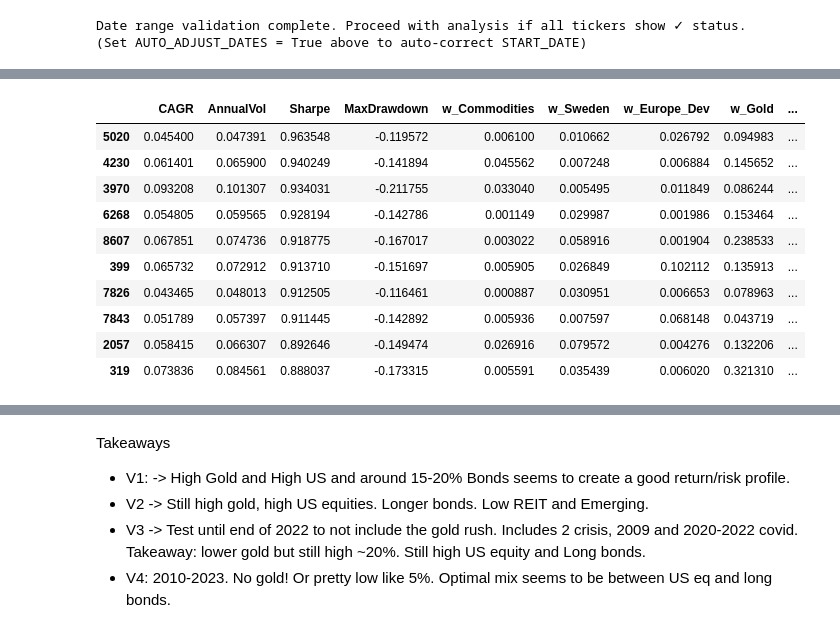
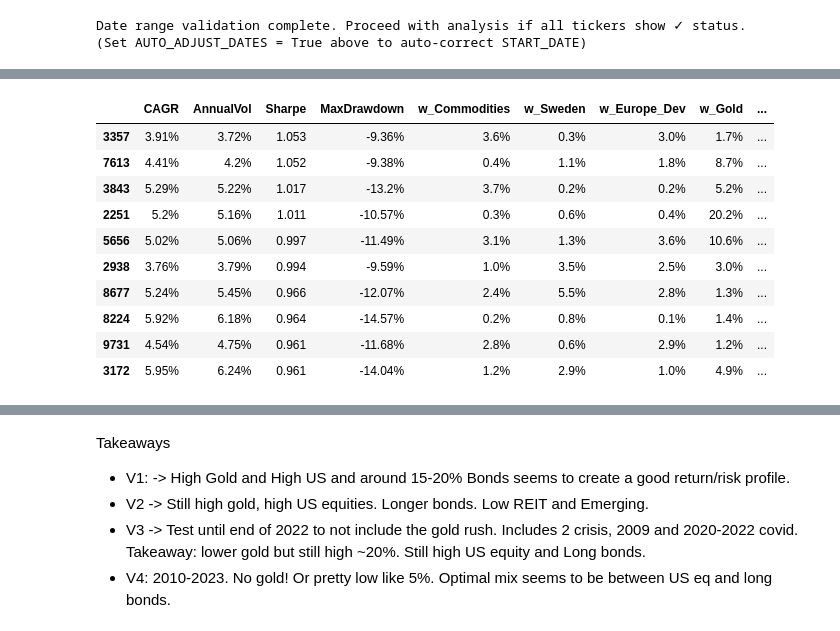
Before and after one commit to Dominique-Thorendal-Research/Long-Term-Buy-and-Hold-Portfolio, a Jupyter notebook: long_term_portfolio_full.ipynb, the cells around one changed output, grey strips where cells are left out. Saved outputs shown, nothing was run; the diff lists cells and outputs as text; code cells hidden in the pictures.

Commit message:
Added further functionalities

```diff
--- a/long_term_portfolio_full.ipynb
+++ b/long_term_portfolio_full.ipynb
@@ -40,8 +42,10 @@ Changes to Add:
 #   - Long history (30+ years): Use SPY, AGG, VTI, BRK.B (since ~1990s)
 #   - For optimization: Set START_DATE far in past and leave END_DATE=None for most recent data
 DEFAULT_TICKERS_EXT = {
+    # Core assets
     "Sweden": "EWD",
     "USA_SP500": "SPY",
+    "USA_EqWeight": "RSP",
     "Emerging": "VWO",
     "Europe_Dev": "EWG",
     "Gold": "GLD",
@@ -50,7 +54,16 @@ DEFAULT_TICKERS_EXT = {
     "Bonds_Long_20Y": "TLT",
     "Bonds_TIPS": "VTIP",
     "Bonds_Corporate": "LQD",
-    "REITs": "VNQ"
+    "REITs": "VNQ",
+    # Optional/Extra markets (included upfront for data validation)
+    "Japan": "EWJ",
+    "Canada": "EWC",
+    "SmallCap_US": "IWM",
+    "Silver": "SLV",
+    "Australia": "EWA",
+    "UK": "EWU",
+    "China": "FXI",
+    "India": "INDA"
 }
 TICKERS = DEFAULT_TICKERS_EXT.copy()
 
@@ -58,7 +71,7 @@ TICKERS = DEFAULT_TICKERS_EXT.copy()
 #   - "2000-01-01" to None: Full 25+ year history (includes 2000 dot-com, 2008 crisis, 2020 COVID)
 #   - "2009-01-01" to None: Post-recovery bull market
 #   - "1995-01-01 to "2005-01-01": Pre-crisis decade
-START_DATE = "2010-01-11"  # Test period: 2023-2025. Change to "2000-01-01" for long history
+START_DATE = "2007-01-01"  # Long history includes 2008 crisis, bull markets, COVID
 END_DATE = "2025-12-31"    # Set to None to use most recent data
 NUM_PORTFOLIOS = 10000
 SEED = 42
@@ -258,7 +215,8 @@ def validate_data_coverage(tickers: Dict[str, str], start: str, end: Optional[st
         last = cov['last_date']
 
         has_start = first <= start_dt if first else False
-        has_end = last >= end_dt if last else False
+        # Allow 2-day tolerance for last date (market closures, weekends, delays)
+        has_end = last >= (end_dt - pd.Timedelta(days=2)) if last else False
         status = "✓" if (has_start and has_end) else "⚠ INCOMPLETE"
 
         if not (has_start and has_end):
@@ -382,35 +570,28 @@ metrics = portfolio_metrics_from_returns(port_rets)
 # %%
-# Portfolio explorer: generate random portfolios and evaluate metrics
-import numpy as np
-import pandas as pd
+# Generate random portfolios and analyze them
+# Function is imported from portfolio_optimization module
 
+if 'net_returns' in globals():
+    # Generate candidate portfolios using parameters
+    candidates = generate_random_portfolios(net_returns, num_portfolios=NUM_PORTFOLIOS, seed=SEED)
+    print(f"Generated {len(candidates)} random portfolios")
+    print("\nTop 10 portfolios by Sharpe ratio:")
 
-def generate_random_portfolios(returns: pd.DataFrame, num_portfolios: int = 2000, seed: int = 42) -> pd.DataFrame:
-    """Generate random weight combinations (Dirichlet), evaluate portfolio metrics over full period.
-    Returns a DataFrame with one row per portfolio and columns for metrics + weights.
-    """
-    np.random.seed(seed)
-    assets = list(returns.columns)
-    n = len(assets)
-    samples = np.random.dirichlet(np.ones(n), size=num_portfolios)
+    # Format for better display: convert weights to percentages
+    top10 = candidates.sort_values("Sharpe", ascending=False).head(10).copy()
 
-    rows = []
-    for s in samples:
-        w = {asset: float(s[i]) for i, asset in enumerate(assets)}
-        port_rets = portfolio_return_series(returns, w)
-        mets = portfolio_metrics_from_returns(port_rets)
-        row = {"CAGR": mets["CAGR"], "AnnualVol": mets["AnnualVol"], "Sharpe": mets["Sharpe"], "MaxDrawdown": mets["MaxDrawdown"]}
-        # add weights
-        for i, asset in enumerate(assets):
-            row[f"w_{asset}"] = s[i]
-        rows.append(row)
+    # Format metrics as percentages
+    for col in top10.columns:
+        if col.startswith('w_'):
+            top10[col] = (top10[col] * 100).round(1).astype(str) + '%'
 
-    df = pd.DataFrame(rows)
-    # optional: compute annual return for quick reference
-    df["Return"] = df["CAGR"]
-    return df
+    # Format other metrics
+    top10['CAGR'] = (top10['CAGR'] * 100).round(2).astype(str) + '%'
+    top10['AnnualVol'] = (top10['AnnualVol'] * 100).round(2).astype(str) + '%'
+    top10['MaxDrawdown'] = (top10['MaxDrawdown'] * 100).round(2).astype(str) + '%'
+    top10['Sharpe'] = top10['Sharpe'].round(3).astype(str)
 
-# Example: generate candidate portfolios using parameters
-candidates = generate_random_portfolios(net_returns, num_portfolios=NUM_PORTFOLIOS, seed=SEED)
-candidates.sort_values("Sharpe", ascending=False).head(10)
+    display(top10)
+else:
+    print('`net_returns` not available — run the returns/fees cell first')
 # %% [output]
@@ -417,11 +601,11 @@ candidates.sort_values("Sharpe", ascending=False).head(10)
 |  | CAGR | AnnualVol | Sharpe | MaxDrawdown | w_Commodities | w_Sweden | w_Europe_Dev | w_Gold | ... |
-| 5020 | 0.045400 | 0.047391 | 0.963548 | -0.119572 | 0.006100 | 0.010662 | 0.026792 | 0.094983 | ... |
-| 4230 | 0.061401 | 0.065900 | 0.940249 | -0.141894 | 0.045562 | 0.007248 | 0.006884 | 0.145652 | ... |
-| 3970 | 0.093208 | 0.101307 | 0.934031 | -0.211755 | 0.033040 | 0.005495 | 0.011849 | 0.086244 | ... |
-| 6268 | 0.054805 | 0.059565 | 0.928194 | -0.142786 | 0.001149 | 0.029987 | 0.001986 | 0.153464 | ... |
-| 8607 | 0.067851 | 0.074736 | 0.918775 | -0.167017 | 0.003022 | 0.058916 | 0.001904 | 0.238533 | ... |
-| 399 | 0.065732 | 0.072912 | 0.913710 | -0.151697 | 0.005905 | 0.026849 | 0.102112 | 0.135913 | ... |
-| 7826 | 0.043465 | 0.048013 | 0.912505 | -0.116461 | 0.000887 | 0.030951 | 0.006653 | 0.078963 | ... |
-| 7843 | 0.051789 | 0.057397 | 0.911445 | -0.142892 | 0.005936 | 0.007597 | 0.068148 | 0.043719 | ... |
-| 2057 | 0.058415 | 0.066307 | 0.892646 | -0.149474 | 0.026916 | 0.079572 | 0.004276 | 0.132206 | ... |
-| 319 | 0.073836 | 0.084561 | 0.888037 | -0.173315 | 0.005591 | 0.035439 | 0.006020 | 0.321310 | ... |
+| 3357 | 3.91% | 3.72% | 1.053 | -9.36% | 3.6% | 0.3% | 3.0% | 1.7% | ... |
+| 7613 | 4.41% | 4.2% | 1.052 | -9.38% | 0.4% | 1.1% | 1.8% | 8.7% | ... |
+| 3843 | 5.29% | 5.22% | 1.017 | -13.2% | 3.7% | 0.2% | 0.2% | 5.2% | ... |
+| 2251 | 5.2% | 5.16% | 1.011 | -10.57% | 0.3% | 0.6% | 0.4% | 20.2% | ... |
+| 5656 | 5.02% | 5.06% | 0.997 | -11.49% | 3.1% | 1.3% | 3.6% | 10.6% | ... |
+| 2938 | 3.76% | 3.79% | 0.994 | -9.59% | 1.0% | 3.5% | 2.5% | 3.0% | ... |
+| 8677 | 5.24% | 5.45% | 0.966 | -12.07% | 2.4% | 5.5% | 2.8% | 1.3% | ... |
+| 8224 | 5.92% | 6.18% | 0.964 | -14.57% | 0.2% | 0.8% | 0.1% | 1.4% | ... |
+| 9731 | 4.54% | 4.75% | 0.961 | -11.68% | 2.8% | 0.6% | 2.9% | 1.2% | ... |
+| 3172 | 5.95% | 6.24% | 0.961 | -14.04% | 1.2% | 2.9% | 1.0% | 4.9% | ... |
```
Also changed, not shown: parts of 40 cells of this notebook, 11 other files.
